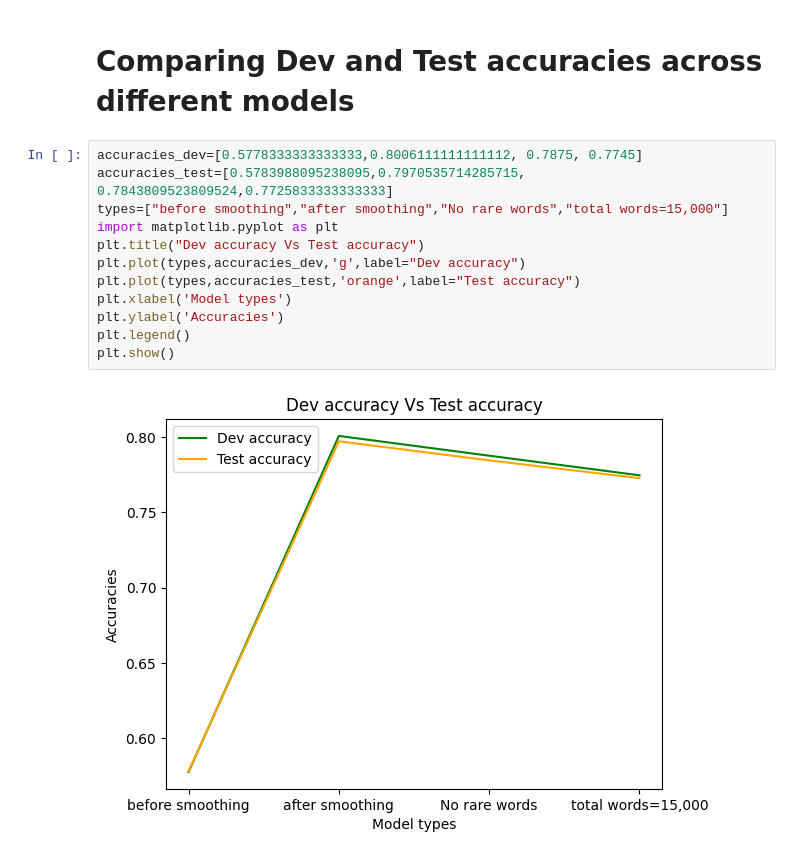
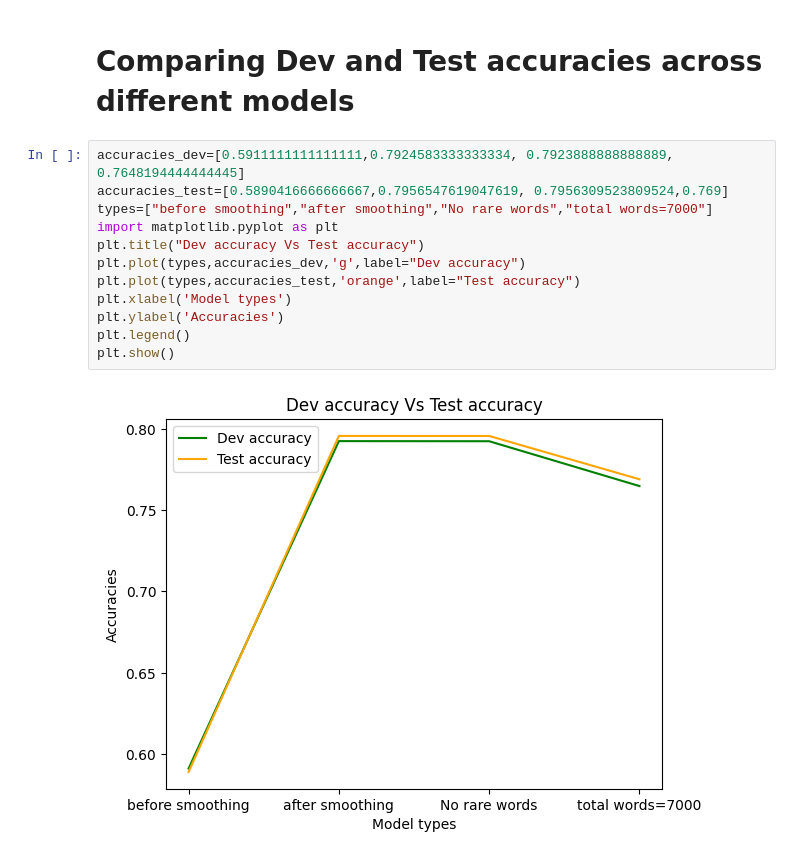
Before and after one commit to Moukthika1253/NaiveBayesClassifier-Rotten-Tomato-reviews, a Jupyter notebook: NBC_Rotten_tomato_reviews.ipynb, the cells around one changed output. Drawn from its saved outputs; the diff is of its cells as text.

```diff
--- a/NBC_Rotten_tomato_reviews.ipynb
+++ b/NBC_Rotten_tomato_reviews.ipynb
@@ -449,16 +459,16 @@ Accuracy on Test dataset:  0.7725833333333333
 # %% [markdown]
 # Comparing Dev and Test accuracies across different models
 # %%
-accuracies_dev=[0.5778333333333333,0.8006111111111112, 0.7875, 0.7745]
-accuracies_test=[0.5783988095238095,0.7970535714285715, 0.7843809523809524,0.7725833333333333]
-types=["before smoothing","after smoothing","No rare words","total words=15,000"]
+accuracies_dev=[0.5911111111111111,0.7924583333333334, 0.7923888888888889, 0.7648194444444445]
+accuracies_test=[0.5890416666666667,0.7956547619047619, 0.7956309523809524,0.769]
+types=["before smoothing","after smoothing","No rare words","total words=7000"]
 import matplotlib.pyplot as plt
 plt.title("Dev accuracy Vs Test accuracy")
 plt.plot(types,accuracies_dev,'g',label="Dev accuracy")
 plt.plot(types,accuracies_test,'orange',label="Test accuracy")
 plt.xlabel('Model types')
 plt.ylabel('Accuracies')
 plt.legend()
 plt.show()
 # %% [output]
-[figure, old version]
+[figure, new version]
```
Also changed, not shown: parts of 30 cells of this notebook.
